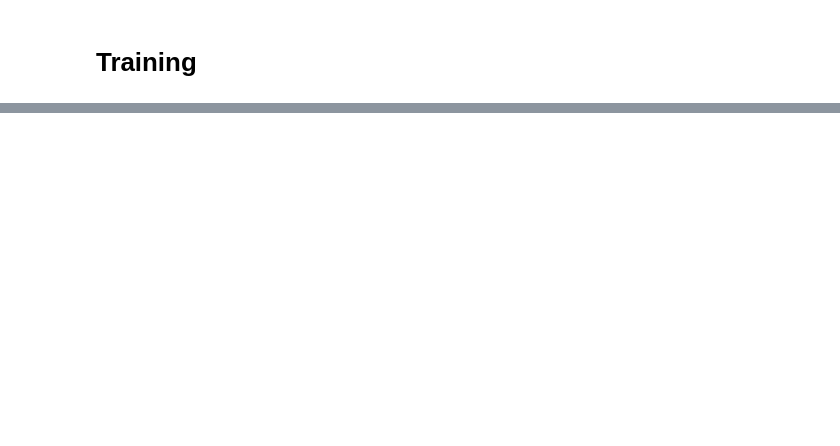
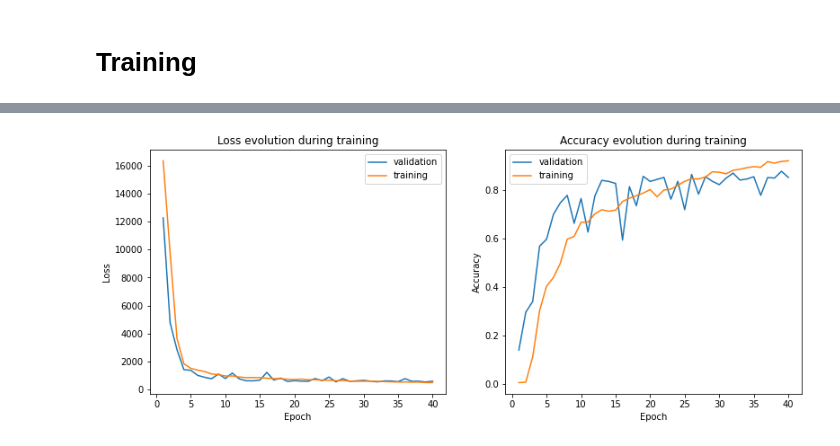
Before and after one commit to NicoBrandstetterr/location-of-the-sigma-spindles-in-EEG, a Jupyter notebook: location_sigma_spindles.ipynb, the cells around one changed output, grey strips where cells are left out. Saved outputs shown, nothing was run; the diff lists cells and outputs as text; code cells hidden in the pictures; blank space fills up the shorter version.

```diff
--- a/location_sigma_spindles.ipynb
+++ b/location_sigma_spindles.ipynb
@@ -25,3 +42,18 @@ val_signals = torch.tensor(np.load('data_sigma_spindles/val_signals.npy'))
+# %%
+scaler = StandardScaler()
+scaler = scaler.fit(np.concatenate((test_signals,train_signals,val_signals)))
+
+val_signals_normalized = scaler.transform(val_signals)
+test_signals_normalized = scaler.transform(test_signals)
+train_signals_normalized = scaler.transform(train_signals)
+# %%
+val_marks = torch.tensor(val_marks)
+test_marks = torch.tensor(test_marks)
+train_marks = torch.tensor(train_marks)
+
+val_signals = torch.tensor(val_signals_normalized)
+test_signals = torch.tensor(test_signals_normalized)
+train_signals = torch.tensor(train_signals_normalized)
 # %% [markdown]
 ## Creating Dataset
 # %%
@@ -278,0 +367,22 @@ show_curves(curves)
+# %%
+lr = 0.001
+batch_size = 4
+#criterion = iou_pytorch
+criterion = torch.nn.MSELoss()
+epochs = 40
+# %%
+CNN1d = CNN1d_Model(dropout_p=0.5)
+curves = train_model(
+    CNN1d,
+    train_ds,
+    val_ds,
+    epochs,
+    criterion,
+    batch_size,
+    lr,
+    use_gpu=False,
+    data_augmentation=False,
+    delta=1000*1000
+)
+show_curves(curves)
+# %% [output]
@@ -278,0 +406 @@ show_curves(curves)
+[figure, added]
```
Also changed, not shown: parts of 28 cells of this notebook.
